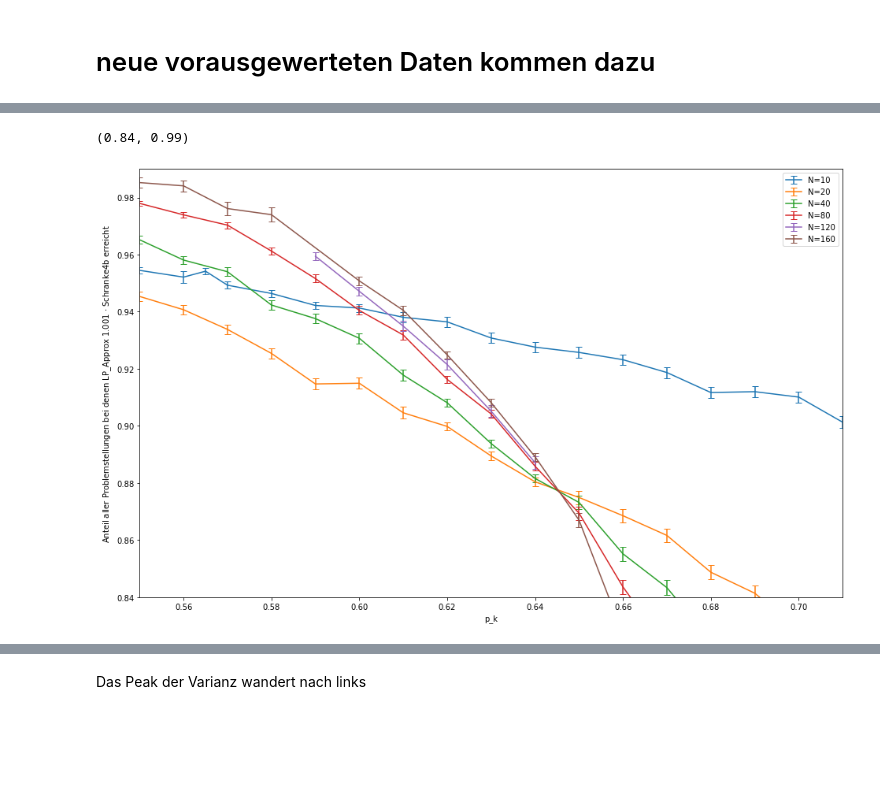
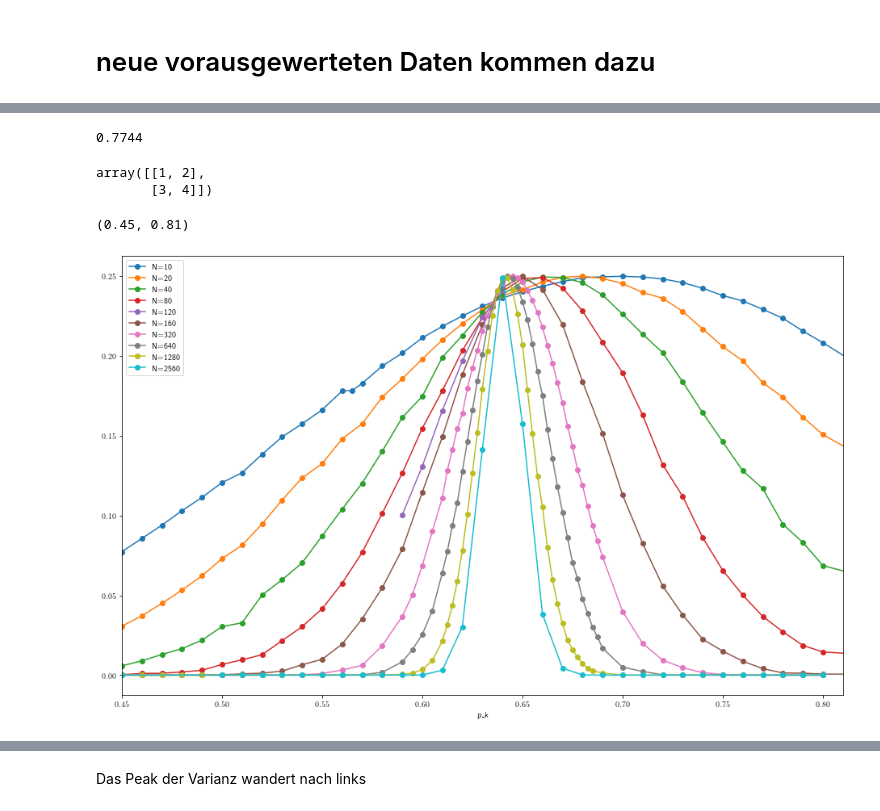
Before and after one commit to T3K14/Masterarbeit-Auswertung, a Jupyter notebook: KFC2.ipynb, the cells around one changed output, grey strips where cells are left out. Drawn from its saved outputs; the diff is of its cells as text; code cells hidden in the pictures; blank space fills up the shorter version.

```diff
--- a/KFC2.ipynb
+++ b/KFC2.ipynb
@@ -163,0 +575,21 @@ data1_vor = auswertung_ma.read_vorauswertung(pv, id='p', id_stelle=-2)
+# %%
+fig, ax = plt.subplots(figsize=(16,10))
+# 1.0, 20, 40, 80
+nu = 1.2802706789181413
+zeta = -0.027028800383226366
+krit = 0.652133839959258
+
+pcs1 = auswertung_ma.prepare_alg_vs_schranke_data(data1, data1_vor, alg, alpha)
+
+for n in sorted(pcs1.keys()):
+#     if n >= 320:
+#     ax.scatter((np.array(pcs1[n].ids) - krit) * n ** (1 / nu), np.array(pcs1[n].props) * n ** (-1 * zeta/nu) , label=f'N={n}')
+        ax.scatter((np.array(pcs1[n].ids) - krit) * n ** (1 / nu), np.array(pcs1[n].props) , label=f'N={n}')
+
+ax.legend()
+ax.set_xlabel(r"$(p_k - p_c) N^{\frac{1}{\nu}}$", fontsize=18)
+# ax.set_ylabel(r"$p(p_k,N) N^{\frac{-\zeta}{\nu}}$", fontsize=18)
+ax.set_ylabel(r"$p(p_k,N)$", fontsize=18)
+ax.set_xlim((-8.1, 4.1))
+
+# plt.savefig('kollaps_greedy_1sc.png', dpi=300, facecolor=[1,1,1,1])
@@ -164,26 +599,29 @@ data1_vor = auswertung_ma.read_vorauswertung(pv, id='p', id_stelle=-2)
+# %%
+pcs1[40].props[13]
+# %% [output]
+0.7744
+# %%
+np.array([[1,2],[3,4]])
+# %% [output]
+array([[1, 2],
+       [3, 4]])
 # %%
 fig, ax = plt.subplots(figsize=(16,10))
-alpha=1.001
-alg='LP_Approx'
+alpha=1.2
+alg='Greedy'
 
 pcs1 = auswertung_ma.prepare_alg_vs_schranke_data(data1, data1_vor, alg, alpha)
 
 for n in sorted(pcs1.keys()):
 
-    ax.errorbar(pcs1[n].ids, pcs1[n].props, yerr=pcs1[n].std_dev, capsize=4, label=f'N={n}')
+    ax.plot(pcs1[n].ids, pcs1[n].var, 'o-', label=f'N={n}')
+#     ax.errorbar(pcs1[n].ids, pcs1[n].props, yerr=pcs1[n].std_dev, capsize=4, label=f'N={n}')
 
 ax.legend()
 
 ax.set_xlabel('p_k')
-ax.set_ylabel(f'Anteil aller Problemstellungen bei denen LP_Approx {alpha} $\cdot$ Schranke4b erreicht')
-
-# ax.set_xlim([0.615,.65])
-# ax.set_ylim([0.86, 0.91])
-
-ax.set_xlim([0.55,.71])
-ax.set_ylim([0.84, 0.99])
-
-# plt.savefig('pk_uebergang_lp.png', dpi=300, facecolor=[1,1,1,1])
+ax.set_xlim([0.45, 0.81])
+# ax.set_ylabel(f'Anteil aller Problemstellungen bei denen Greedy {alpha} $\cdot$ Schranke4b erreicht')
 # %% [output]
-(0.84, 0.99)
+(0.45, 0.81)
-[figure, old version]
+[figure, new version]
```
Also changed, not shown: parts of 68 cells of this notebook, 15 other files.
